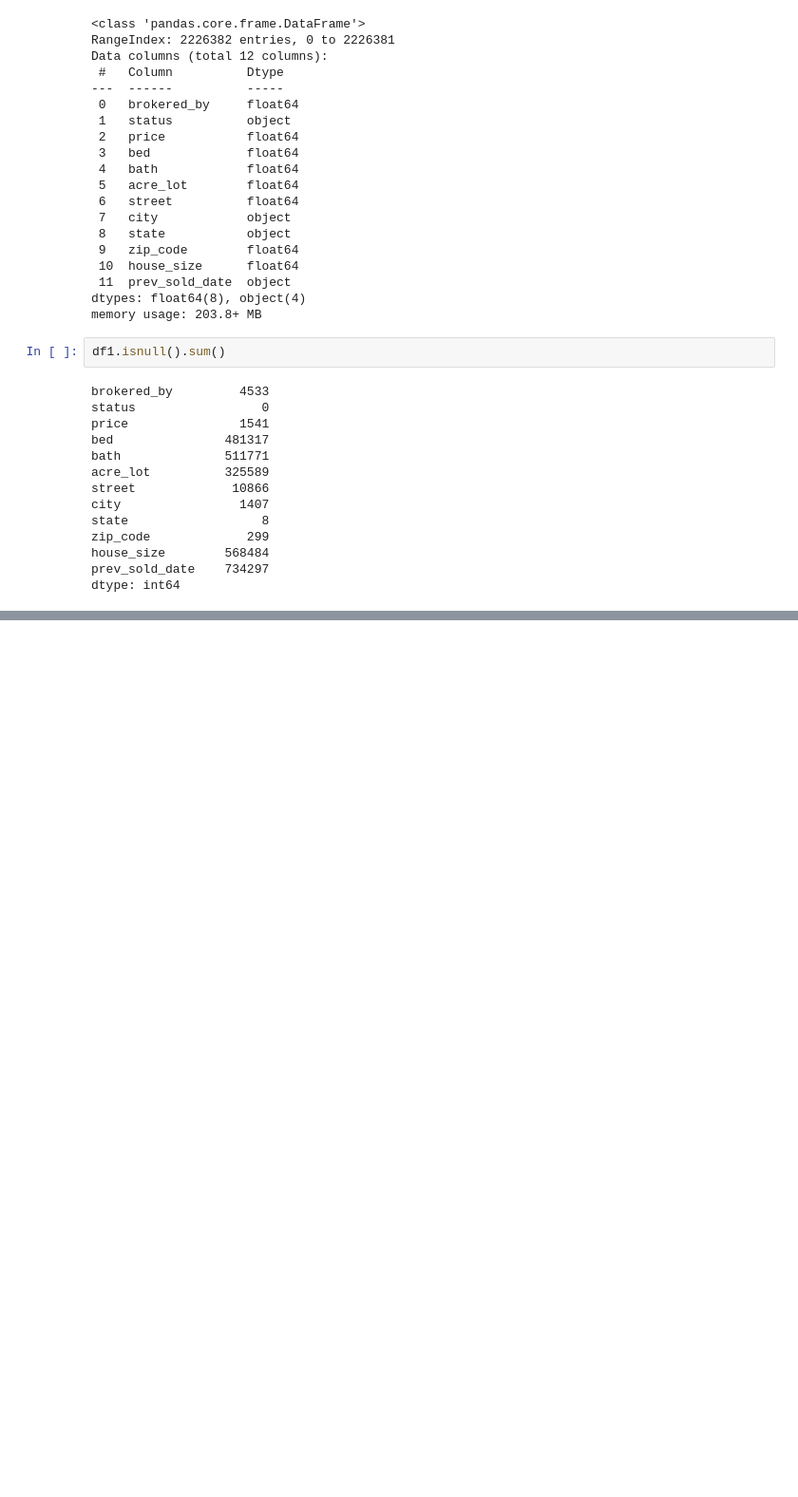
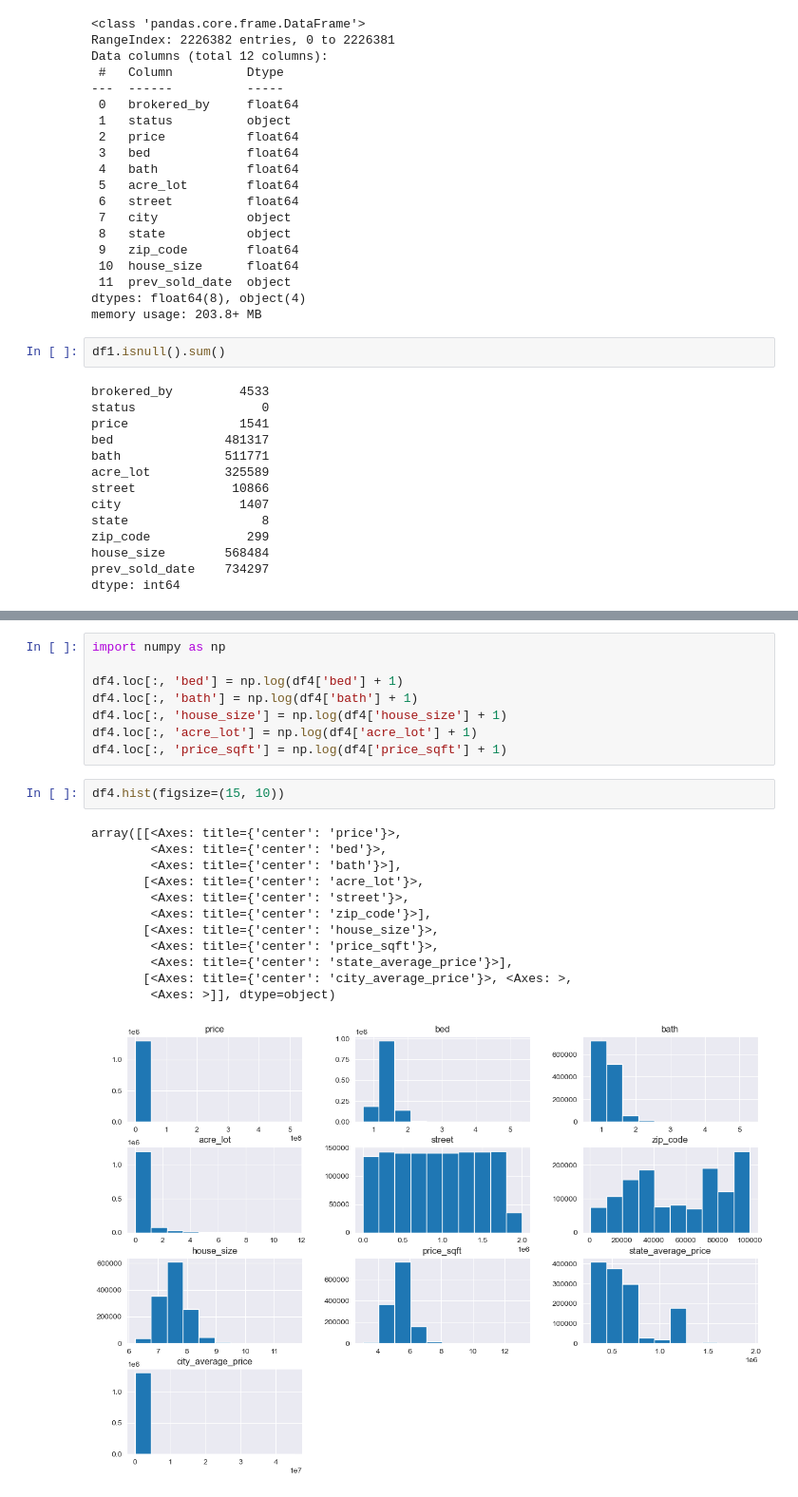
Before and after one commit to AmrWalidi/house-price-prediction-, a Jupyter notebook: house_price_prediction.ipynb, the cells around one changed output, grey strips where cells are left out. Shown: that part at 95% size. Saved outputs shown, nothing was run; the diff lists cells and outputs as text; blank space fills up the shorter version.

```diff
--- a/house_price_prediction.ipynb
+++ b/house_price_prediction.ipynb
@@ -140,0 +151,23 @@ model.score(X_test, y_test)
+# %%
+import numpy as np
+
+df4.loc[:, 'bed'] = np.log(df4['bed'] + 1)
+df4.loc[:, 'bath'] = np.log(df4['bath'] + 1)
+df4.loc[:, 'house_size'] = np.log(df4['house_size'] + 1)
+df4.loc[:, 'acre_lot'] = np.log(df4['acre_lot'] + 1)
+df4.loc[:, 'price_sqft'] = np.log(df4['price_sqft'] + 1)
+# %%
+df4.hist(figsize=(15, 10))
+# %% [output]
+array([[<Axes: title={'center': 'price'}>,
+        <Axes: title={'center': 'bed'}>,
+        <Axes: title={'center': 'bath'}>],
+       [<Axes: title={'center': 'acre_lot'}>,
+        <Axes: title={'center': 'street'}>,
+        <Axes: title={'center': 'zip_code'}>],
+       [<Axes: title={'center': 'house_size'}>,
+        <Axes: title={'center': 'price_sqft'}>,
+        <Axes: title={'center': 'state_average_price'}>],
+       [<Axes: title={'center': 'city_average_price'}>, <Axes: >,
+        <Axes: >]], dtype=object)
+[figure, added]
```
Also changed, not shown: parts of 30 cells of this notebook.
